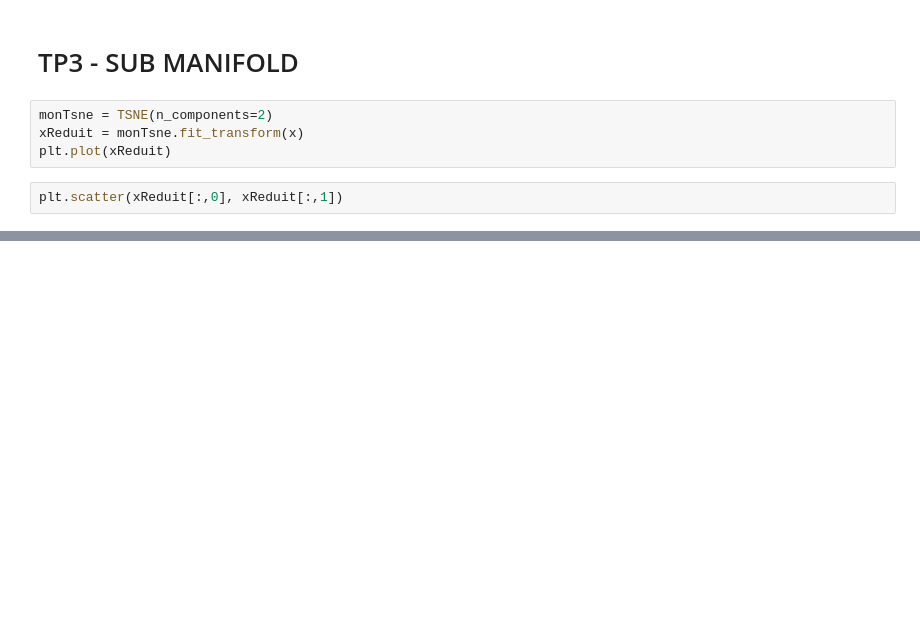
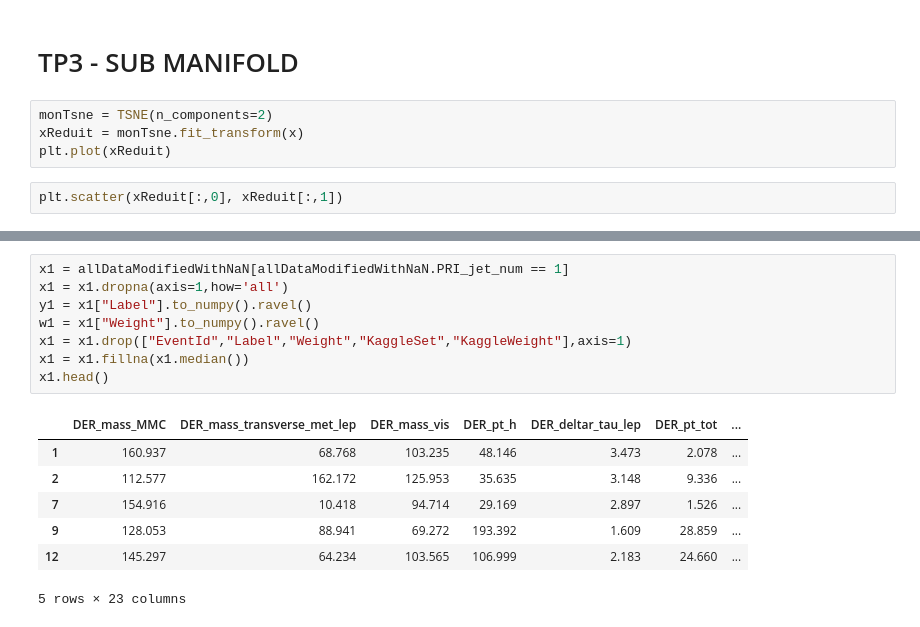
Before and after one commit to NathanBuskulic/REDS-Project, a Jupyter notebook: Classification.ipynb, the cells around one changed output, grey strips where cells are left out. Saved outputs shown, nothing was run; the diff lists cells and outputs as text; blank space fills up the shorter version.

```diff
--- a/Classification.ipynb
+++ b/Classification.ipynb
@@ -339,0 +529,16 @@ plt.scatter(xReduit[:,0], xReduit[:,1])
+# %%
+x1 = allDataModifiedWithNaN[allDataModifiedWithNaN.PRI_jet_num == 1]
+x1 = x1.dropna(axis=1,how='all')
+y1 = x1["Label"].to_numpy().ravel()
+w1 = x1["Weight"].to_numpy().ravel()
+x1 = x1.drop(["EventId","Label","Weight","KaggleSet","KaggleWeight"],axis=1)
+x1 = x1.fillna(x1.median())
+x1.head()
+# %% [output]
+|  | DER_mass_MMC | DER_mass_transverse_met_lep | DER_mass_vis | DER_pt_h | DER_deltar_tau_lep | DER_pt_tot | ... |
+| 1 | 160.937 | 68.768 | 103.235 | 48.146 | 3.473 | 2.078 | ... |
+| 2 | 112.577 | 162.172 | 125.953 | 35.635 | 3.148 | 9.336 | ... |
+| 7 | 154.916 | 10.418 | 94.714 | 29.169 | 2.897 | 1.526 | ... |
+| 9 | 128.053 | 88.941 | 69.272 | 193.392 | 1.609 | 28.859 | ... |
+| 12 | 145.297 | 64.234 | 103.565 | 106.999 | 2.183 | 24.660 | ... |
+5 rows × 23 columns
```
Also changed, not shown: parts of 20 cells of this notebook.
